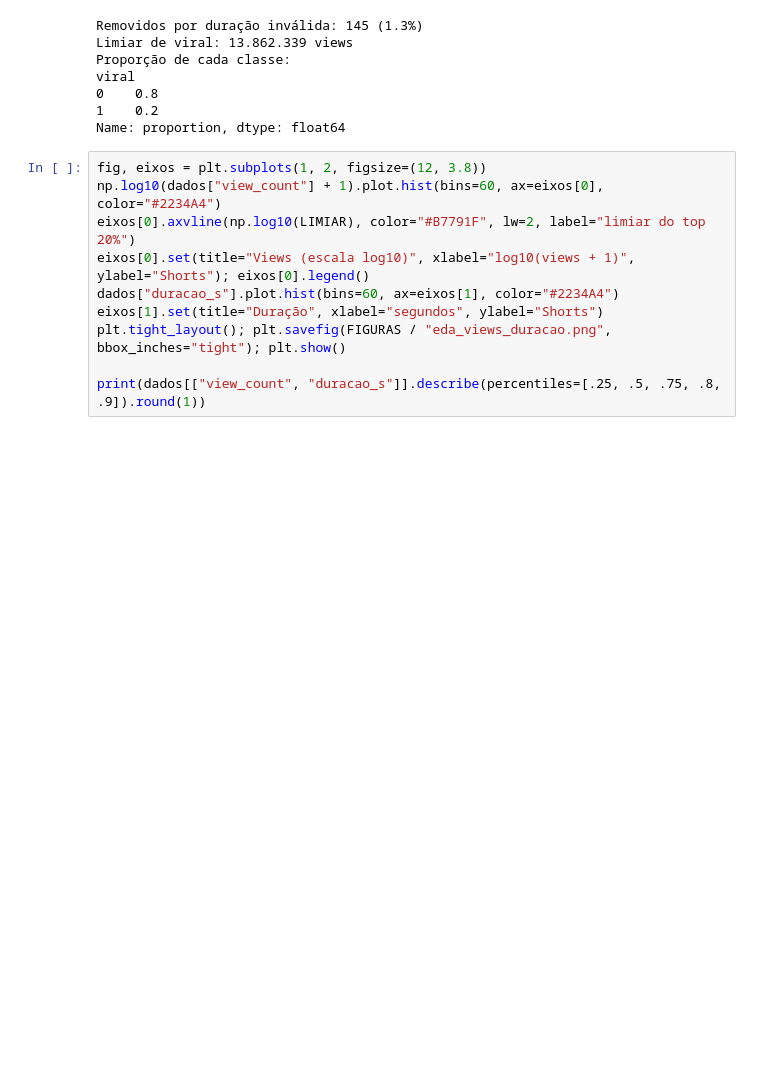
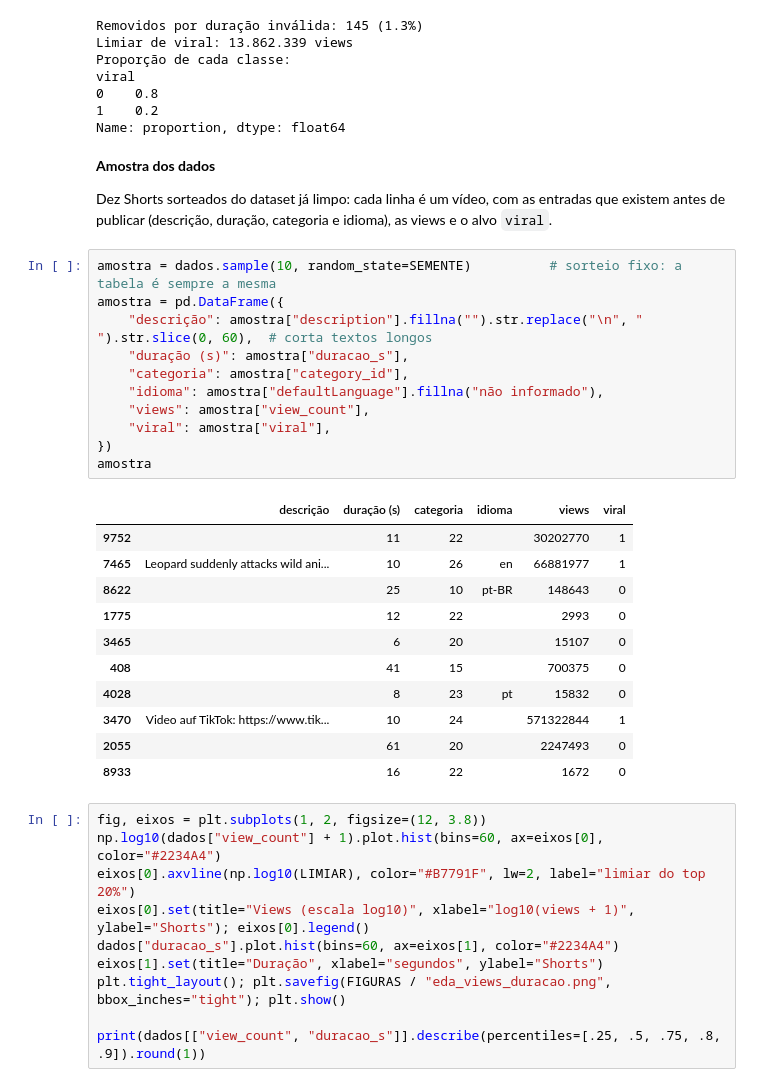
Before and after one commit to EricDagostim/ml-shortvideo-virality, a Jupyter notebook: notebooks/projeto_final_youtube_shorts.ipynb, the cells around one changed output. Saved outputs shown, nothing was run; the diff lists cells and outputs as text; blank space fills up the shorter version.

```diff
--- a/notebooks/projeto_final_youtube_shorts.ipynb
+++ b/notebooks/projeto_final_youtube_shorts.ipynb
@@ -132,6 +132,33 @@ viral
 0    0.8
 1    0.2
 Name: proportion, dtype: float64
+# %% [markdown]
+**Amostra dos dados**
+
+Dez Shorts sorteados do dataset já limpo: cada linha é um vídeo, com as entradas que existem antes de publicar (descrição, duração, categoria e idioma), as views e o alvo `viral`.
+# %%
+amostra = dados.sample(10, random_state=SEMENTE)          # sorteio fixo: a tabela é sempre a mesma
+amostra = pd.DataFrame({
+    "descrição": amostra["description"].fillna("").str.replace("\n", " ").str.slice(0, 60),  # corta textos longos
+    "duração (s)": amostra["duracao_s"],
+    "categoria": amostra["category_id"],
+    "idioma": amostra["defaultLanguage"].fillna("não informado"),
+    "views": amostra["view_count"],
+    "viral": amostra["viral"],
+})
+amostra
+# %% [output]
+|  | descrição | duração (s) | categoria | idioma | views | viral |
+| 9752 |  | 11 | 22 |  | 30202770 | 1 |
+| 7465 | Leopard suddenly attacks wild ani... | 10 | 26 | en | 66881977 | 1 |
+| 8622 |  | 25 | 10 | pt-BR | 148643 | 0 |
+| 1775 |  | 12 | 22 |  | 2993 | 0 |
+| 3465 |  | 6 | 20 |  | 15107 | 0 |
+| 408 |  | 41 | 15 |  | 700375 | 0 |
+| 4028 |  | 8 | 23 | pt | 15832 | 0 |
+| 3470 | Video auf TikTok: https://www.tik... | 10 | 24 |  | 571322844 | 1 |
+| 2055 |  | 61 | 20 |  | 2247493 | 0 |
+| 8933 |  | 16 | 22 |  | 1672 | 0 |
 # %%
 fig, eixos = plt.subplots(1, 2, figsize=(12, 3.8))
 np.log10(dados["view_count"] + 1).plot.hist(bins=60, ax=eixos[0], color="#2234A4")
```
Also changed, not shown: 2 other files.
